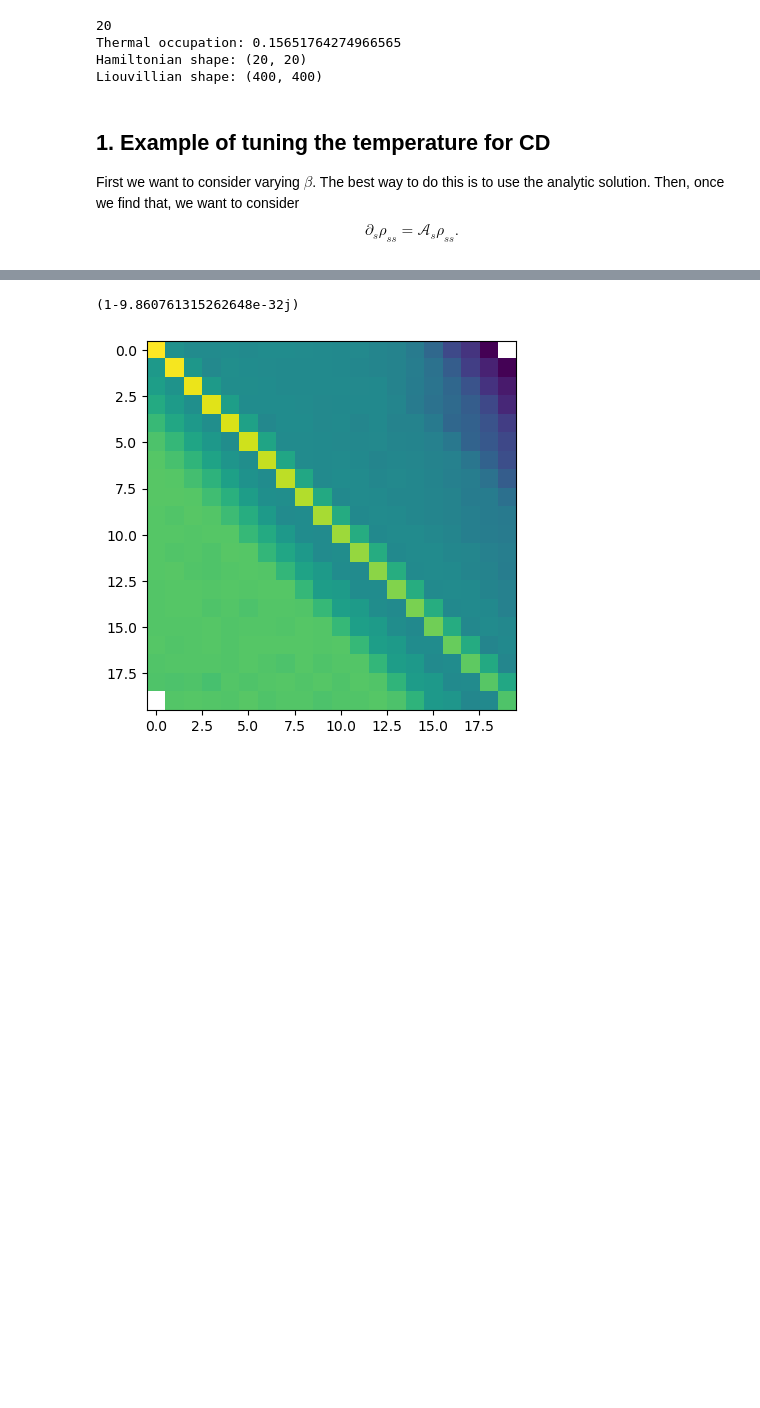
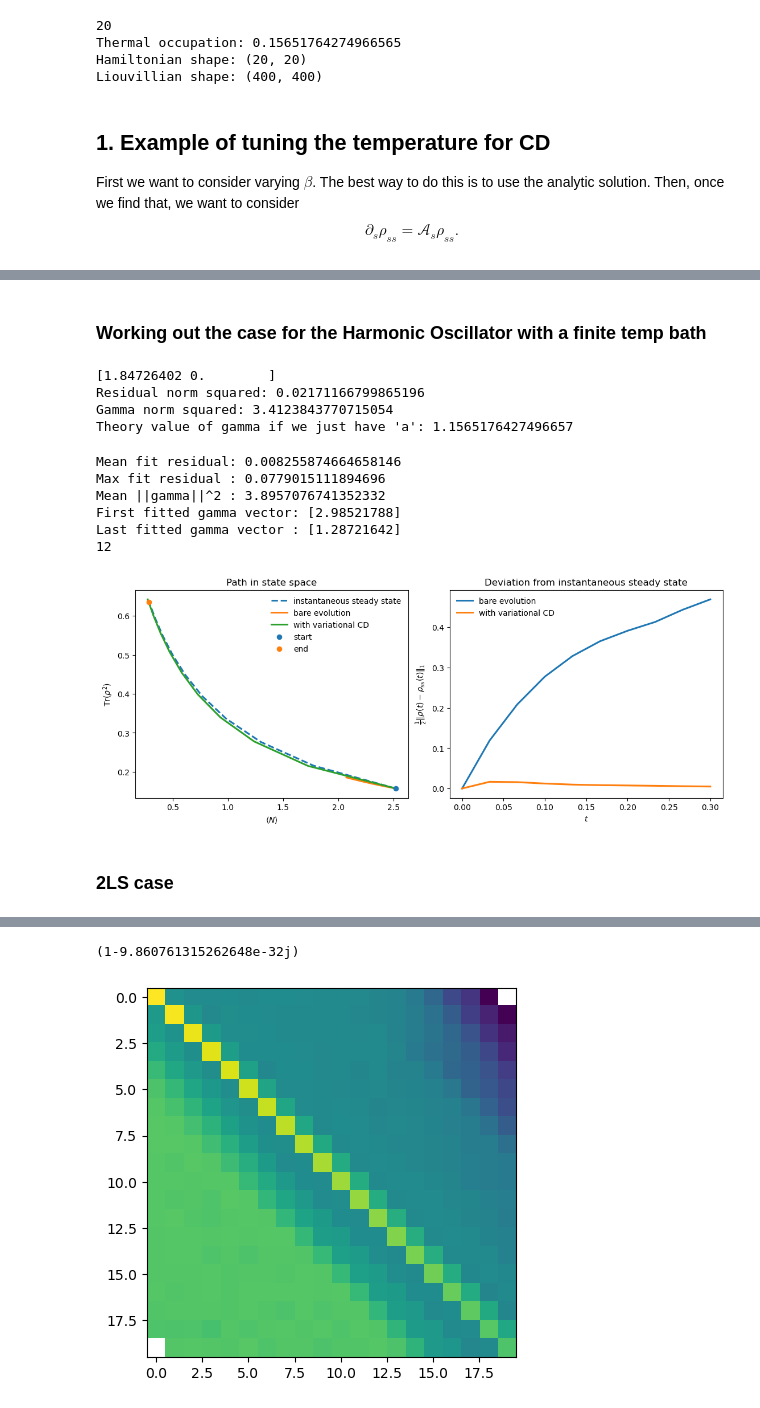
Before and after one commit to jwalkling/Driven_OQS, a Jupyter notebook: src_code/notebooks/QHO Lindblad.ipynb, the cells around one changed output, grey strips where cells are left out. Cells and saved outputs as stored; diff of their text form; code cells hidden in the pictures; blank space fills up the shorter version.

Commit message:
FEAT: added a soft norm function for the variational stuff. Most general formulation.

```diff
--- a/src_code/notebooks/QHO Lindblad.ipynb
+++ b/src_code/notebooks/QHO Lindblad.ipynb
@@ -222,0 +346,41 @@ Relative residual:
+# %% [markdown]
+### Working out the case for the Harmonic Oscillator with a finite temp bath
+# %%
+#---------------------
+# Caclulate the target
+#----------------------
+
+N = adag @ a
+
+rho_unnormalized = expm(-beta * omega * N)
+rho_ss = rho_unnormalized / np.trace(rho_unnormalized)
+
+mean_N = np.trace(N @ rho_ss).real
+
+#Target for what action of superoperator should give.
+drho_ss_dbeta = -omega * (
+    N - mean_N * np.eye(N.shape[0])
+) @ rho_ss
+
+#---------------------
+# Variational Calculation
+#---------------------
+jump_operators = [a@a,adag@a]
+
+gamma, results = fit_dissipative_agp_nnls(
+    rho_ss,
+    drho_ss_dbeta,
+    jump_operators,
+    lam=0.0,
+    return_details=True,
+)
+
+print(gamma)
+print("Residual norm squared:", results["residual_norm_squared"])
+print("Gamma norm squared:", results["gamma_norm_squared"])
+print("Theory value of gamma if we just have 'a':", omega/(1-np.exp(-beta*omega)))
+# %% [output]
+[1.84726402 0.        ]
+Residual norm squared: 0.02171166799865196
+Gamma norm squared: 3.4123843770715054
+Theory value of gamma if we just have 'a': 1.1565176427496657
@@ -222,0 +748,30 @@ Relative residual:
+# %%
+dim = 12
+omega = 1.0
+bath_gamma = 1.0
+
+a = annihilation_operator(dim)
+adag = creation_operator(dim)
+
+results = plot_variational_cd_performance(
+    dim=dim,
+    omega=omega,
+    bath_gamma=bath_gamma,
+    beta_i=0.3,
+    beta_f=1.5,   # choose beta_f > beta_i so dot(beta) > 0
+    T=0.3,
+    n_times=10,
+    lam=0.0,
+    jump_operators=[a],   # NOT a**2
+    verbose=True,
+)
+# %% [output]
+Mean fit residual: 0.008255874664658146
+Max fit residual : 0.0779015111894696
+Mean ||gamma||^2 : 3.8957076741352332
+First fitted gamma vector: [2.98521788]
+Last fitted gamma vector : [1.28721642]
+12
+[figure, added]
+# %% [markdown]
+### 2LS case
```
Also changed, not shown: parts of 7 cells of this notebook, 1 other file.
